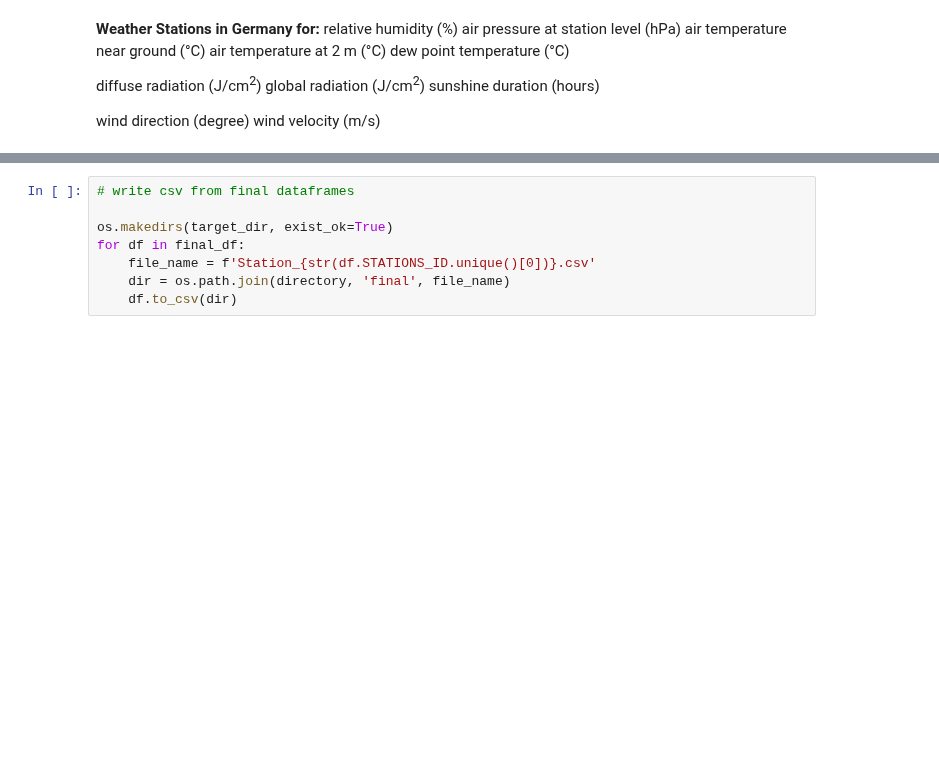
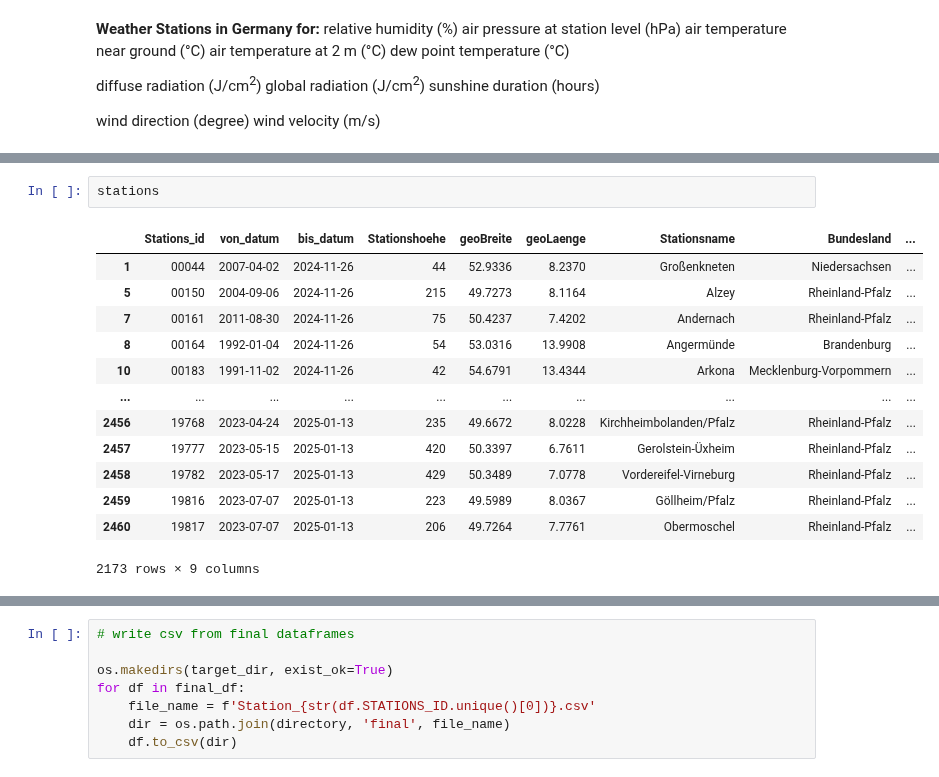
Before and after one commit to vikwal/synthetic_re_data_generation, a Jupyter notebook: dwd_weatherstation.ipynb, the cells around one changed output, grey strips where cells are left out. Cells and saved outputs as stored; diff of their text form; blank space fills up the shorter version.

```diff
--- a/dwd_weatherstation.ipynb
+++ b/dwd_weatherstation.ipynb
@@ -131,2 +138,18 @@ wind               265
 dtype: int64
+# %%
+stations
+# %% [output]
+|  | Stations_id | von_datum | bis_datum | Stationshoehe | geoBreite | geoLaenge | Stationsname | Bundesland | ... |
+| 1 | 00044 | 2007-04-02 | 2024-11-26 | 44 | 52.9336 | 8.2370 | Großenkneten | Niedersachsen | ... |
+| 5 | 00150 | 2004-09-06 | 2024-11-26 | 215 | 49.7273 | 8.1164 | Alzey | Rheinland-Pfalz | ... |
+| 7 | 00161 | 2011-08-30 | 2024-11-26 | 75 | 50.4237 | 7.4202 | Andernach | Rheinland-Pfalz | ... |
+| 8 | 00164 | 1992-01-04 | 2024-11-26 | 54 | 53.0316 | 13.9908 | Angermünde | Brandenburg | ... |
+| 10 | 00183 | 1991-11-02 | 2024-11-26 | 42 | 54.6791 | 13.4344 | Arkona | Mecklenburg-Vorpommern | ... |
+| ... | ... | ... | ... | ... | ... | ... | ... | ... | ... |
+| 2456 | 19768 | 2023-04-24 | 2025-01-13 | 235 | 49.6672 | 8.0228 | Kirchheimbolanden/Pfalz | Rheinland-Pfalz | ... |
+| 2457 | 19777 | 2023-05-15 | 2025-01-13 | 420 | 50.3397 | 6.7611 | Gerolstein-Üxheim | Rheinland-Pfalz | ... |
+| 2458 | 19782 | 2023-05-17 | 2025-01-13 | 429 | 50.3489 | 7.0778 | Vordereifel-Virneburg | Rheinland-Pfalz | ... |
+| 2459 | 19816 | 2023-07-07 | 2025-01-13 | 223 | 49.5989 | 8.0367 | Göllheim/Pfalz | Rheinland-Pfalz | ... |
+| 2460 | 19817 | 2023-07-07 | 2025-01-13 | 206 | 49.7264 | 7.7761 | Obermoschel | Rheinland-Pfalz | ... |
+2173 rows × 9 columns
 # %%
```
Also changed, not shown: parts of 14 cells of this notebook, 3 other files.
